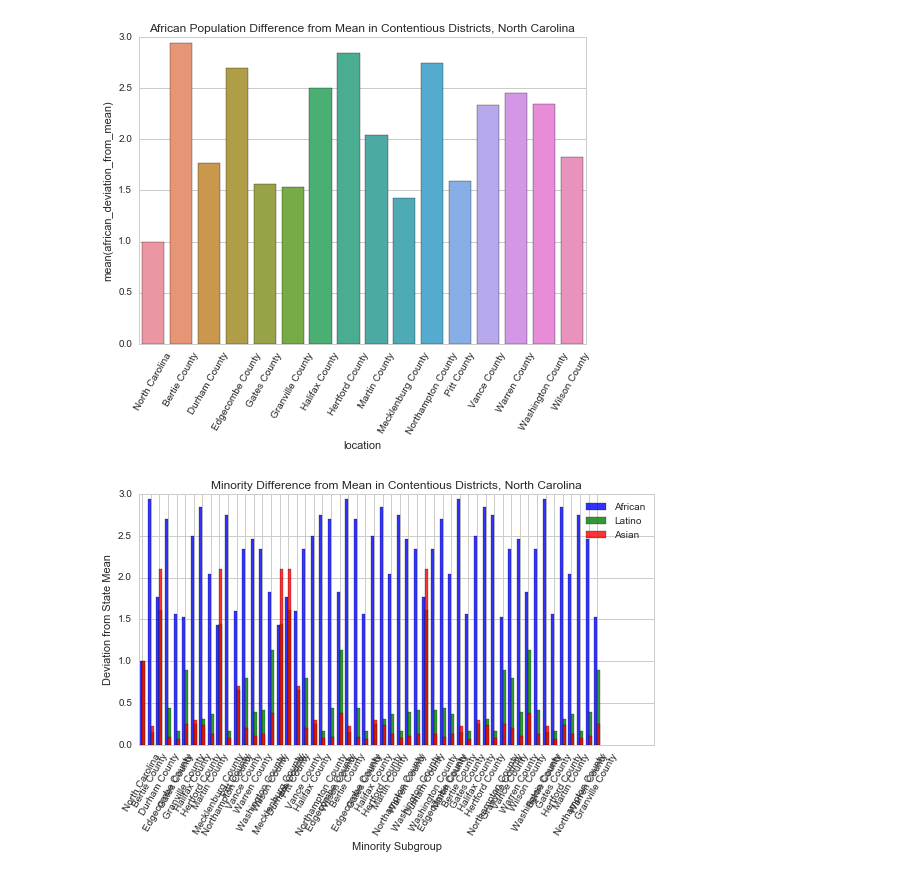
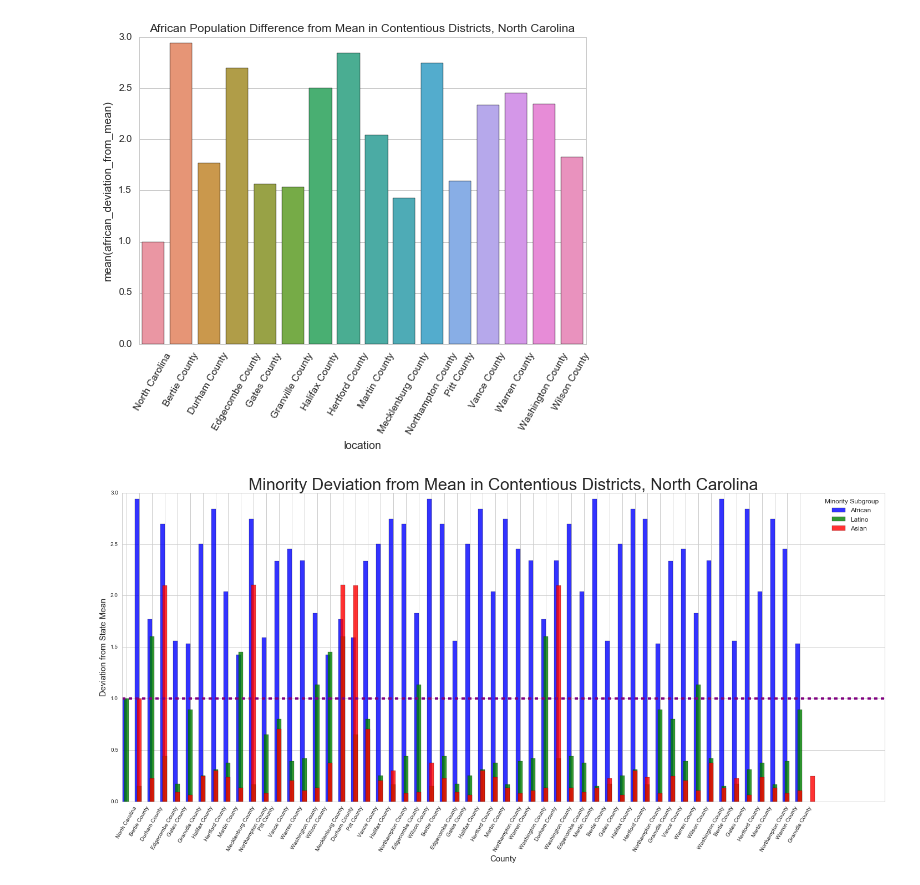
Before and after one commit to chingnaw/D4D-W205-Final, a Jupyter notebook: NC_exploratory_data_analysis.ipynb, the cells around one changed output. Saved outputs shown, nothing was run; the diff lists cells and outputs as text; code cells hidden in the pictures.

Commit message:
Updated the graph to look prettier

```diff
--- a/NC_exploratory_data_analysis.ipynb
+++ b/NC_exploratory_data_analysis.ipynb
@@ -489,38 +489,40 @@ sns.plt.show()
 # %%
 n_groups = dists.shape[0]
 african_means = dists['african_deviation_from_mean']
 latino_means = dists['latino_deviation_from_mean']
 asian_means = dists['asian_deviation_from_mean']
 
 # create plot
-fig = plt.figure()
+fig = plt.figure( figsize=(20,10))
+
 #fig, ax = plt.subplots()
 index = np.arange(n_groups)
 bar_width = 0.35
 opacity = 0.8
 
 rects1 = plt.bar(index, african_means, bar_width,
                  alpha=opacity,
                  color='b',
                  label='African')
 
-rects2 = plt.bar(index + bar_width, latino_means, bar_width,
+rects2 = plt.bar(index + bar_width/2, latino_means, bar_width,
                  alpha=opacity,
                  color='g',
                  label='Latino')
 
-rects3 = plt.bar(index + bar_width, asian_means, bar_width,
+rects3 = plt.bar(index + bar_width/2 +1, asian_means, bar_width,
                  alpha=opacity,
                  color='r',
                  label='Asian')
 
-plt.xlabel('Minority Subgroup')
-plt.ylabel('Deviation from State Mean')
-plt.title('Minority Difference from Mean in Contentious Districts, North Carolina')
-plt.xticks(index + bar_width, (dists['location']), rotation =60)
-plt.legend()
+plt.xlabel('County',fontsize = 15)
+plt.ylabel('Deviation from State Mean',fontsize = 15)
+plt.title('Minority Deviation from Mean in Contentious Districts, North Carolina', fontsize = 30)
+plt.xticks(index + bar_width, (dists['location']), rotation =60, label = 6)
+plt.axhline(y=1, color='purple', linestyle='dashed', linewidth=4)
+plt.legend(title = 'Minority Subgroup', fontsize =12)
 
 plt.tight_layout()
 plt.show()
 # %% [output]
-[figure, old version]
+[figure, new version]
```
